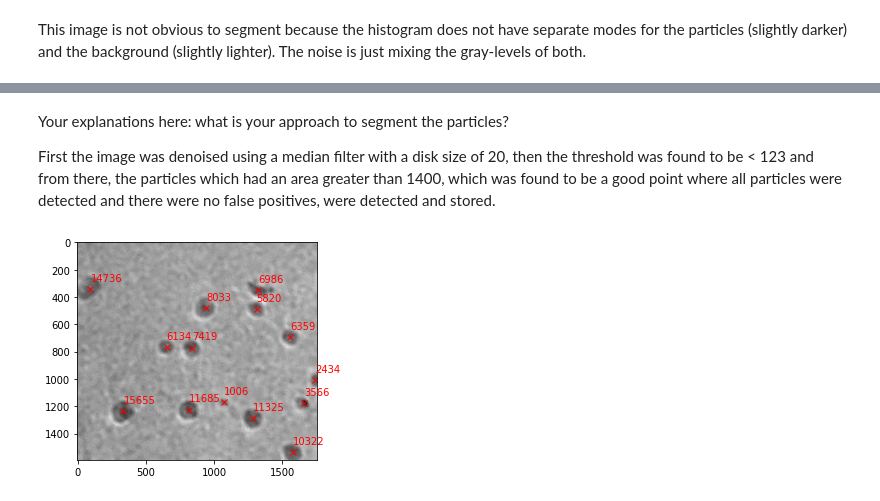
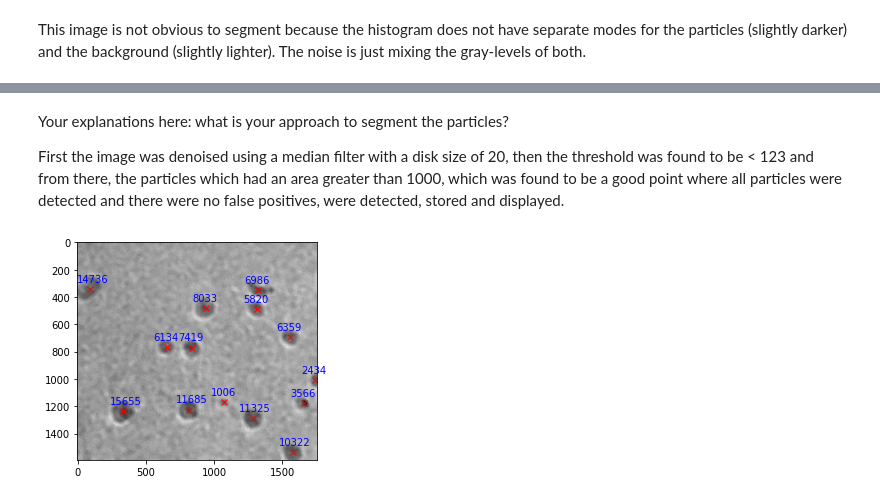
Before and after one commit to daniel-suazo/CV-Assignment1, a Jupyter notebook: Assg1_ImageProc.ipynb, the cells around one changed output, grey strips where cells are left out. Drawn from its saved outputs; the diff is of its cells as text; code cells hidden in the pictures.

```diff
--- a/Assg1_ImageProc.ipynb
+++ b/Assg1_ImageProc.ipynb
@@ -238,12 +239,13 @@ plt.tight_layout()
 # %% [markdown]
 This image is not obvious to segment because the histogram does not have separate modes for the particles (slightly darker) and the background (slightly lighter). The noise is just mixing the gray-levels of both.
 # %%
-# plt.imshow(particles0_denoised < 125)
+plt.imshow(particles0_denoised < 123)
 particlemask = particles0_denoised < 123
 
 particlelabels, particleareas, particlecenters = my_labeling('particles', particlemask, size=1000)
-for area, center in zip(particleareas, particlecenters):
-    print(f"center: {center} area: {area}")
+table = [i for i in zip(particlecenters, particleareas)]
+for i in table:
+    print(i)
 # %% [output]
 82 regions found in particles
 14 regions found in particles of size 1000 or greater
@@ -264,13 +267,13 @@ center: (1536.5145320674287, 1575.4049602790158) area: 10322
 # %% [markdown]
 Your explanations here: what is your approach to segment the particles?
 
-First the image was denoised using a median filter with a disk size of 20, then the threshold was found to be < 123 and from there, the particles which had an area greater than 1400, which was found to be a good point where all particles were detected and there were no false positives, were detected and stored.
+First the image was denoised using a median filter with a disk size of 20, then the threshold was found to be < 123 and from there, the particles which had an area greater than 1000, which was found to be a good point where all particles were detected and there were no false positives, were detected, stored and displayed.
 # %%
 # Your code here (use several cells if needed)
 plt.imshow(particles0_denoised, cmap='gray')
 
-for coords, area in zip(particlecenters, particleareas):
+for coords, area in table:
     plt.plot(coords[1], coords[0], 'xr')
-    plt.text(coords[1], coords[0] - 60, area, color='red')
+    plt.text(coords[1] - 100, coords[0] - 50, area, color='blue')
 # %% [output]
-[figure, old version]
+[figure, new version]
```
Also changed, not shown: parts of 5 cells of this notebook.
